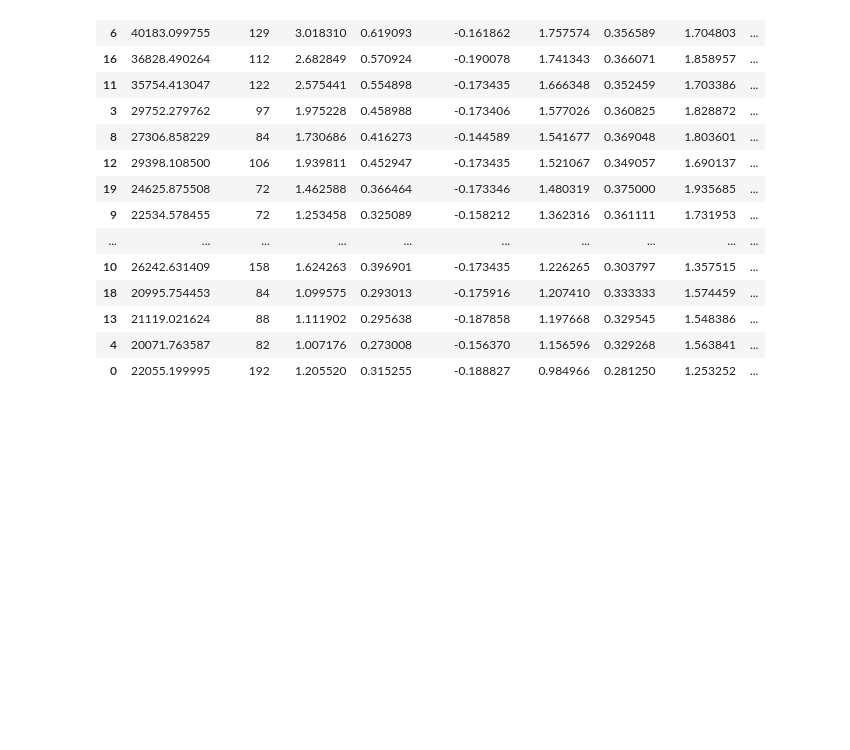
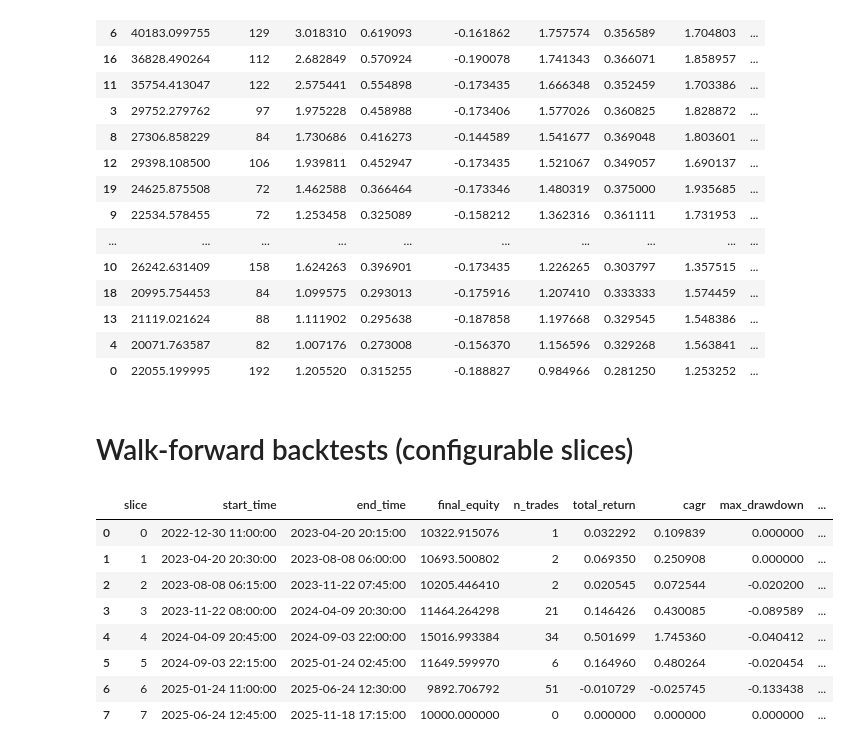
Before and after one commit to agavrailov/ml, a Jupyter notebook: notebooks/backtest_param.ipynb, the cells around one changed output. Saved outputs shown, nothing was run; the diff lists cells and outputs as text; code cells hidden in the pictures; blank space fills up the shorter version.

```diff
--- a/notebooks/backtest_param_grid_local.ipynb
+++ b/notebooks/backtest_param.ipynb
@@ -213,3 +219,68 @@ df_noise.head(30)
 | 13 | 21119.021624 | 88 | 1.111902 | 0.295638 | -0.187858 | 1.197668 | 0.329545 | 1.548386 | ... |
 | 4 | 20071.763587 | 82 | 1.007176 | 0.273008 | -0.156370 | 1.156596 | 0.329268 | 1.563841 | ... |
 | 0 | 22055.199995 | 192 | 1.205520 | 0.315255 | -0.188827 | 0.984966 | 0.281250 | 1.253252 | ... |
+# %% [markdown]
+# Walk-forward backtests (configurable slices)
+# %%
+# Configure number of walk-forward slices over the available data
+num_slices = 8  # change this to control how many test windows you want
+
+if "Time" not in data.columns:
+    raise ValueError("Walk-forward requires a 'Time' column in the OHLC data.")
+
+time_series = pd.to_datetime(data['Time'])
+n = len(data)
+if n < num_slices:
+    raise ValueError(f'Not enough bars ({n}) for num_slices={num_slices}')
+
+boundaries = np.linspace(0, n, num_slices + 1, dtype=int)
+
+walk_rows = []
+for i in range(num_slices):
+    start_idx, end_idx = int(boundaries[i]), int(boundaries[i + 1])
+    if end_idx <= start_idx:
+        continue
+    df_slice = data.iloc[start_idx:end_idx].reset_index(drop=True)
+
+    # Determine predictions CSV if using CSV-based predictions.
+    preds_path = predictions_csv if 'predictions_csv' in globals() and prediction_mode == 'csv' else None
+
+    result_slice = run_backtest_on_dataframe(
+        df_slice,
+        initial_equity=initial_equity,
+        frequency=frequency,
+        prediction_mode=prediction_mode,
+        predictions_csv=preds_path,
+    )
+
+    metrics_slice = _compute_backtest_metrics(
+        result_slice,
+        initial_equity=initial_equity,
+        data=df_slice,
+    )
+
+    start_time = time_series.iloc[start_idx]
+    end_time = time_series.iloc[end_idx - 1]
+
+    row = {
+        'slice': i,
+        'start_time': start_time,
+        'end_time': end_time,
+        'final_equity': result_slice.final_equity,
+        'n_trades': len(result_slice.trades),
+        **metrics_slice,
+    }
+    walk_rows.append(row)
+
+df_walkforward = pd.DataFrame(walk_rows)
+df_walkforward
+# %% [output]
+|  | slice | start_time | end_time | final_equity | n_trades | total_return | cagr | max_drawdown | ... |
+| 0 | 0 | 2022-12-30 11:00:00 | 2023-04-20 20:15:00 | 10322.915076 | 1 | 0.032292 | 0.109839 | 0.000000 | ... |
+| 1 | 1 | 2023-04-20 20:30:00 | 2023-08-08 06:00:00 | 10693.500802 | 2 | 0.069350 | 0.250908 | 0.000000 | ... |
+| 2 | 2 | 2023-08-08 06:15:00 | 2023-11-22 07:45:00 | 10205.446410 | 2 | 0.020545 | 0.072544 | -0.020200 | ... |
+| 3 | 3 | 2023-11-22 08:00:00 | 2024-04-09 20:30:00 | 11464.264298 | 21 | 0.146426 | 0.430085 | -0.089589 | ... |
+| 4 | 4 | 2024-04-09 20:45:00 | 2024-09-03 22:00:00 | 15016.993384 | 34 | 0.501699 | 1.745360 | -0.040412 | ... |
+| 5 | 5 | 2024-09-03 22:15:00 | 2025-01-24 02:45:00 | 11649.599970 | 6 | 0.164960 | 0.480264 | -0.020454 | ... |
+| 6 | 6 | 2025-01-24 11:00:00 | 2025-06-24 12:30:00 | 9892.706792 | 51 | -0.010729 | -0.025745 | -0.133438 | ... |
+| 7 | 7 | 2025-06-24 12:45:00 | 2025-11-18 17:15:00 | 10000.000000 | 0 | 0.000000 | 0.000000 | 0.000000 | ... |
```
Also changed, not shown: parts of 1 cell of this notebook, 13 other files.
